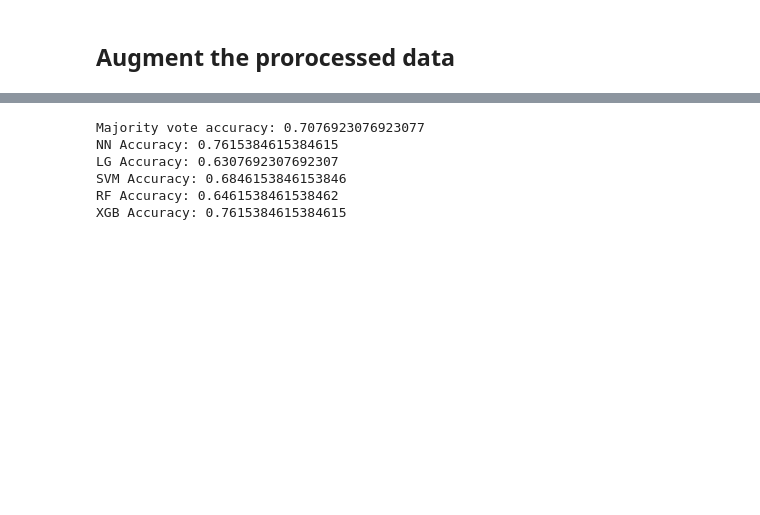
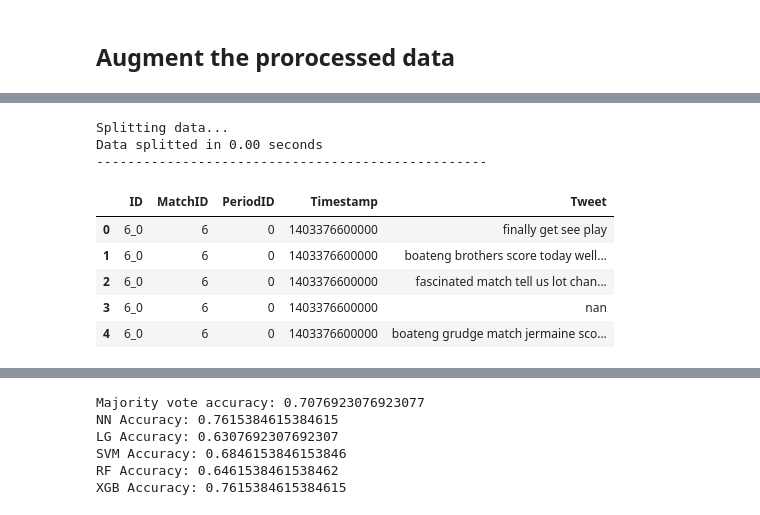
Before and after one commit to Arteam08/kaggle-Lee-Martin-Axel-, a Jupyter notebook: notebooks/Notebooks_martin/TFIDF_copy.ipynb, the cells around one changed output, grey strips where cells are left out. Saved outputs shown, nothing was run; the diff lists cells and outputs as text; code cells hidden in the pictures; blank space fills up the shorter version.

```diff
--- a/notebooks/Notebooks_martin/TFIDF_copy.ipynb
+++ b/notebooks/Notebooks_martin/TFIDF_copy.ipynb
@@ -439,0 +505,35 @@ NameError: name 'df_train_bis' is not defined
+# %%
+
+
+# Hyperparameters
+output_dim = 1
+embedding_dim = 2000
+input_dim = embedding_dim +1 # +1 for the normalized frequency
+weight_1_0 = 0.55
+hidden_dims = [embedding_dim*3,embedding_dim//20, embedding_dim//10]
+dropouts = [0.95] * len(hidden_dims)
+epochs = 20
+lr = 0.001
+decay = 1e-5
+
+
+# Splitting
+print("Splitting data...")
+t = time()
+
+train, test = train_test_split(matchelse, test_size=0.3, random_state=42)
+
+
+print(f"Data splitted in {time()-t:.2f} seconds")
+print("-"*50+"\n")
+df_eval.head()
+# %% [output]
+Splitting data...
+Data splitted in 0.00 seconds
+--------------------------------------------------
+|  | ID | MatchID | PeriodID | Timestamp | Tweet |
+| 0 | 6_0 | 6 | 0 | 1403376600000 | finally get see play |
+| 1 | 6_0 | 6 | 0 | 1403376600000 | boateng brothers score today well... |
+| 2 | 6_0 | 6 | 0 | 1403376600000 | fascinated match tell us lot chan... |
+| 3 | 6_0 | 6 | 0 | 1403376600000 | nan |
+| 4 | 6_0 | 6 | 0 | 1403376600000 | boateng grudge match jermaine sco... |
```
Also changed, not shown: parts of 9 cells of this notebook, 1 other file.
